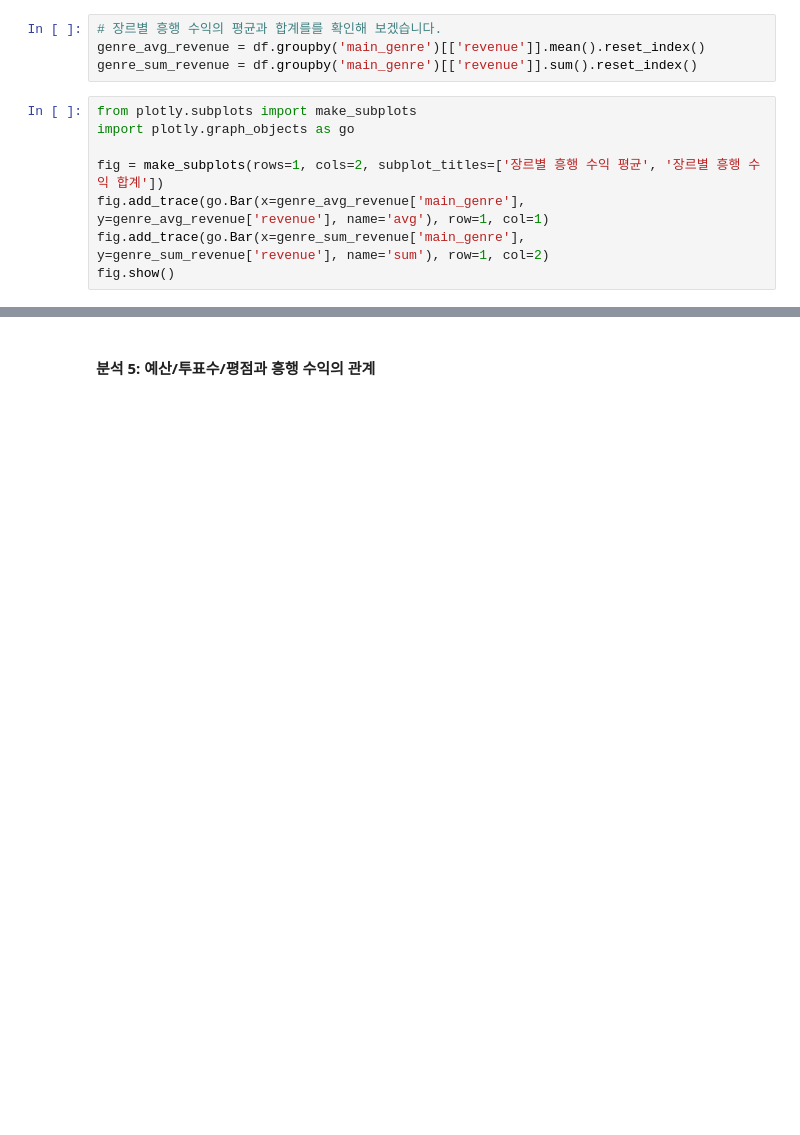
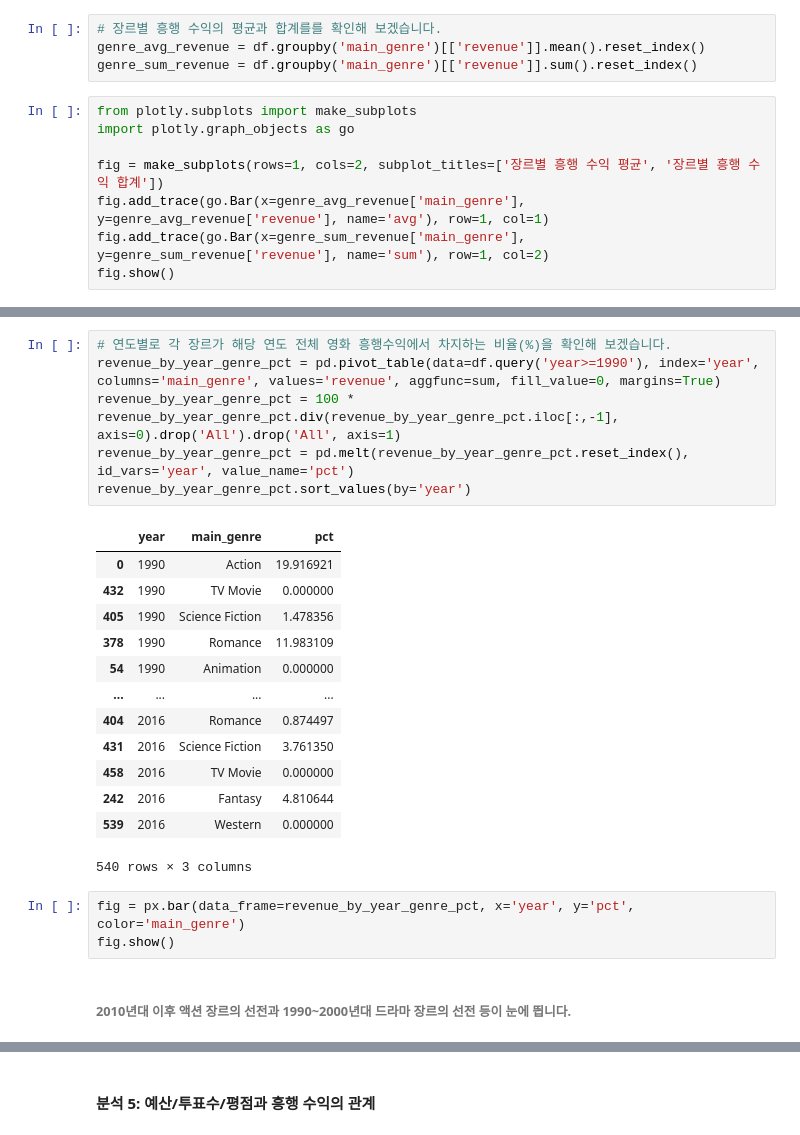
Before and after one commit to sngsuNoh/movie_success_factor, a Jupyter notebook: main.ipynb, the cells around one changed output, grey strips where cells are left out. Drawn from its saved outputs; the diff is of its cells as text; blank space fills up the shorter version.

```diff
--- a/main.ipynb
+++ b/main.ipynb
@@ -460,0 +470,25 @@ fig.show()
+# %%
+# 연도별로 각 장르가 해당 연도 전체 영화 흥행수익에서 차지하는 비율(%)을 확인해 보겠습니다.
+revenue_by_year_genre_pct = pd.pivot_table(data=df.query('year>=1990'), index='year', columns='main_genre', values='revenue', aggfunc=sum, fill_value=0, margins=True)
+revenue_by_year_genre_pct = 100 * revenue_by_year_genre_pct.div(revenue_by_year_genre_pct.iloc[:,-1], axis=0).drop('All').drop('All', axis=1)
+revenue_by_year_genre_pct = pd.melt(revenue_by_year_genre_pct.reset_index(), id_vars='year', value_name='pct')
+revenue_by_year_genre_pct.sort_values(by='year')
+# %% [output]
+|  | year | main_genre | pct |
+| 0 | 1990 | Action | 19.916921 |
+| 432 | 1990 | TV Movie | 0.000000 |
+| 405 | 1990 | Science Fiction | 1.478356 |
+| 378 | 1990 | Romance | 11.983109 |
+| 54 | 1990 | Animation | 0.000000 |
+| ... | ... | ... | ... |
+| 404 | 2016 | Romance | 0.874497 |
+| 431 | 2016 | Science Fiction | 3.761350 |
+| 458 | 2016 | TV Movie | 0.000000 |
+| 242 | 2016 | Fantasy | 4.810644 |
+| 539 | 2016 | Western | 0.000000 |
+540 rows × 3 columns
+# %%
+fig = px.bar(data_frame=revenue_by_year_genre_pct, x='year', y='pct', color='main_genre')
+fig.show()
+# %% [markdown]
+###### 2010년대 이후 액션 장르의 선전과 1990~2000년대 드라마 장르의 선전 등이 눈에 띕니다.
```
Also changed, not shown: parts of 8 cells of this notebook.
